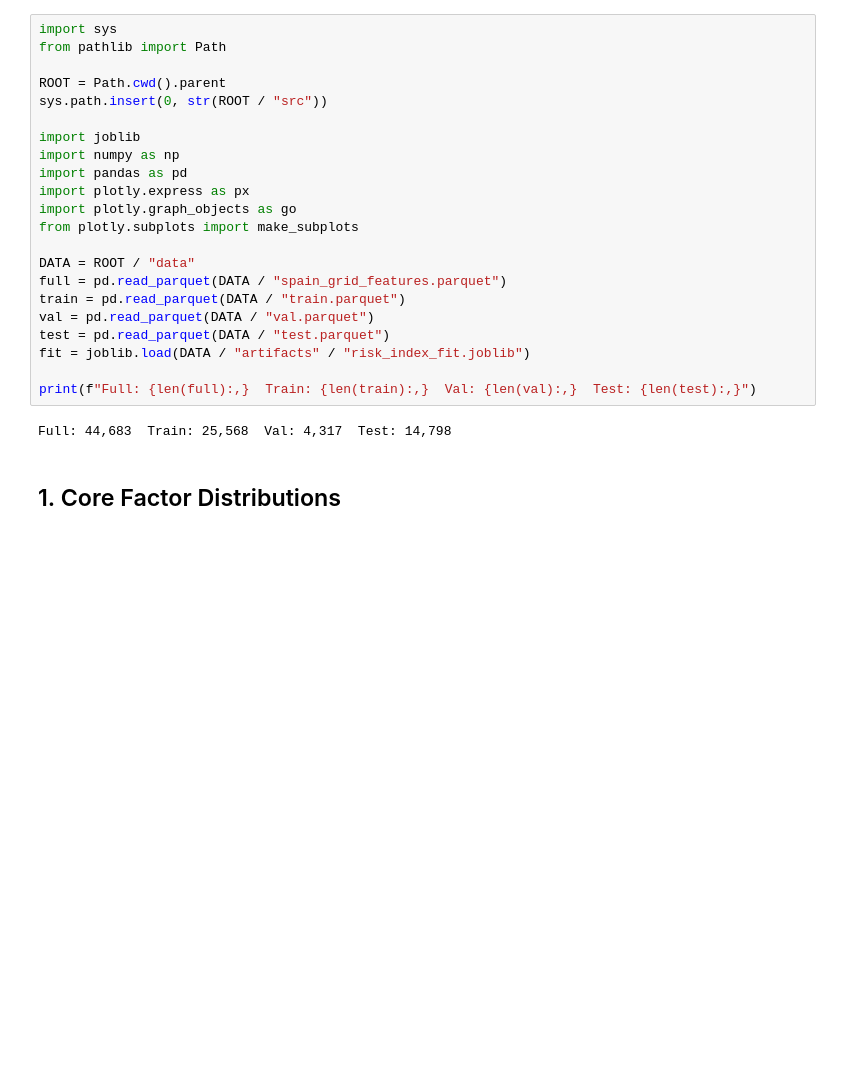
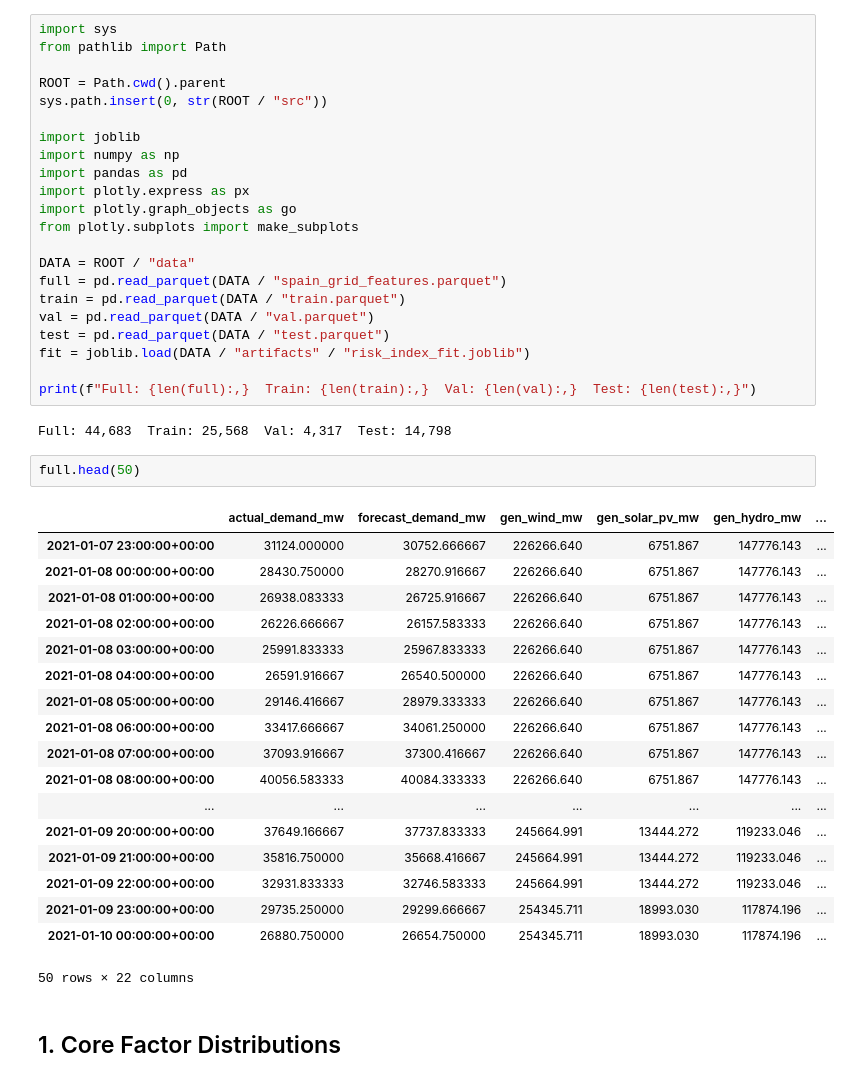
Before and after one commit to nicolaswilches/spain-energy-risk-index, a Jupyter notebook: notebooks/S02_feature_engineering.ipynb, the cells around one changed output. Saved outputs shown, nothing was run; the diff lists cells and outputs as text; blank space fills up the shorter version.

```diff
--- a/notebooks/S02_feature_engineering.ipynb
+++ b/notebooks/S02_feature_engineering.ipynb
@@ -26,6 +26,27 @@ fit = joblib.load(DATA / "artifacts" / "risk_index_fit.joblib")
 print(f"Full: {len(full):,}  Train: {len(train):,}  Val: {len(val):,}  Test: {len(test):,}")
 # %% [output]
 Full: 44,683  Train: 25,568  Val: 4,317  Test: 14,798
+# %%
+full.head(50)
+# %% [output]
+|  | actual_demand_mw | forecast_demand_mw | gen_wind_mw | gen_solar_pv_mw | gen_hydro_mw | ... |
+| 2021-01-07 23:00:00+00:00 | 31124.000000 | 30752.666667 | 226266.640 | 6751.867 | 147776.143 | ... |
+| 2021-01-08 00:00:00+00:00 | 28430.750000 | 28270.916667 | 226266.640 | 6751.867 | 147776.143 | ... |
+| 2021-01-08 01:00:00+00:00 | 26938.083333 | 26725.916667 | 226266.640 | 6751.867 | 147776.143 | ... |
+| 2021-01-08 02:00:00+00:00 | 26226.666667 | 26157.583333 | 226266.640 | 6751.867 | 147776.143 | ... |
+| 2021-01-08 03:00:00+00:00 | 25991.833333 | 25967.833333 | 226266.640 | 6751.867 | 147776.143 | ... |
+| 2021-01-08 04:00:00+00:00 | 26591.916667 | 26540.500000 | 226266.640 | 6751.867 | 147776.143 | ... |
+| 2021-01-08 05:00:00+00:00 | 29146.416667 | 28979.333333 | 226266.640 | 6751.867 | 147776.143 | ... |
+| 2021-01-08 06:00:00+00:00 | 33417.666667 | 34061.250000 | 226266.640 | 6751.867 | 147776.143 | ... |
+| 2021-01-08 07:00:00+00:00 | 37093.916667 | 37300.416667 | 226266.640 | 6751.867 | 147776.143 | ... |
+| 2021-01-08 08:00:00+00:00 | 40056.583333 | 40084.333333 | 226266.640 | 6751.867 | 147776.143 | ... |
+| ... | ... | ... | ... | ... | ... | ... |
+| 2021-01-09 20:00:00+00:00 | 37649.166667 | 37737.833333 | 245664.991 | 13444.272 | 119233.046 | ... |
+| 2021-01-09 21:00:00+00:00 | 35816.750000 | 35668.416667 | 245664.991 | 13444.272 | 119233.046 | ... |
+| 2021-01-09 22:00:00+00:00 | 32931.833333 | 32746.583333 | 245664.991 | 13444.272 | 119233.046 | ... |
+| 2021-01-09 23:00:00+00:00 | 29735.250000 | 29299.666667 | 254345.711 | 18993.030 | 117874.196 | ... |
+| 2021-01-10 00:00:00+00:00 | 26880.750000 | 26654.750000 | 254345.711 | 18993.030 | 117874.196 | ... |
+50 rows × 22 columns
 # %% [markdown]
 ## 1. Core Factor Distributions
 # %%
```
Also changed, not shown: 28 other files.
